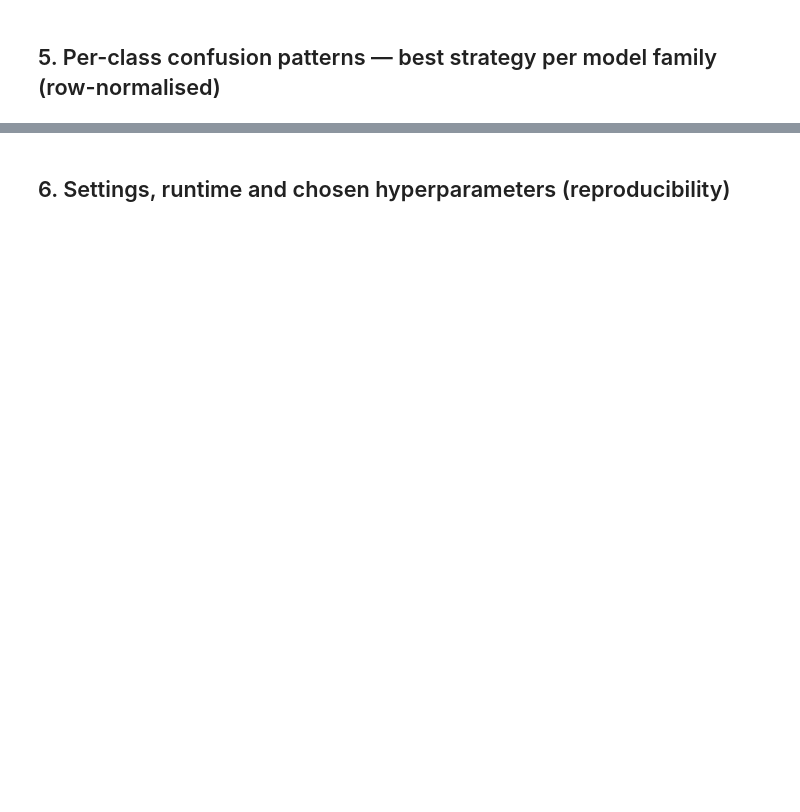
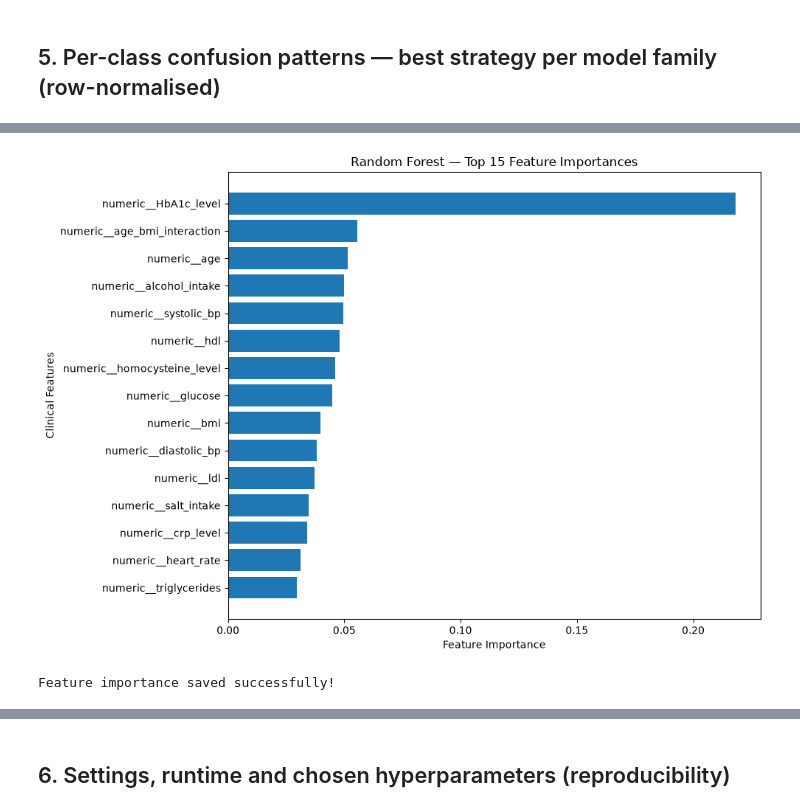
Before and after one commit to esandu12/chronic-disease-ml, a Jupyter notebook: notebooks/04_baselines_imbalance_dulsara.ipynb, the cells around one changed output, grey strips where cells are left out. Drawn from its saved outputs; the diff is of its cells as text; code cells hidden in the pictures; blank space fills up the shorter version.

```diff
--- a/notebooks/04_baselines_imbalance_dulsara.ipynb
+++ b/notebooks/04_baselines_imbalance_dulsara.ipynb
@@ -175,0 +364,19 @@ best_per_model
+# %%
+# Extract transformed feature names
+preprocessor = rf_class_weight.named_steps["preprocessing"]
+
+feature_names = preprocessor.get_feature_names_out()
+
+# Extract Random Forest importance scores
+importance_scores = (
+    rf_class_weight.named_steps["classifier"].feature_importances_
+)
+
+# Create a sorted DataFrame
+rf_importance = pd.DataFrame({
+    "Feature": feature_names,
+    "Importance": importance_scores
+}).sort_values("Importance", ascending=False)
+
+# Display the top 20 features
+display(rf_importance.head(20))
@@ -175,0 +401,35 @@ best_per_model
+# %%
+top_features = rf_importance.head(15).sort_values(
+    "Importance",
+    ascending=True
+)
+
+plt.figure(figsize=(10, 7))
+
+plt.barh(
+    top_features["Feature"],
+    top_features["Importance"]
+)
+
+plt.xlabel("Feature Importance")
+plt.ylabel("Clinical Features")
+plt.title("Random Forest — Top 15 Feature Importances")
+plt.tight_layout()
+
+plt.savefig(
+    FIG_DIR / "04_random_forest_feature_importance.png",
+    dpi=150
+)
+
+plt.show()
+# %% [output]
+[figure, added]
+# %%
+rf_importance.to_csv(
+    TAB_DIR / "random_forest_feature_importance.csv",
+    index=False
+)
+
+print("Feature importance saved successfully!")
+# %% [output]
+Feature importance saved successfully!
```
Also changed, not shown: parts of 20 cells of this notebook, 8 other files.
